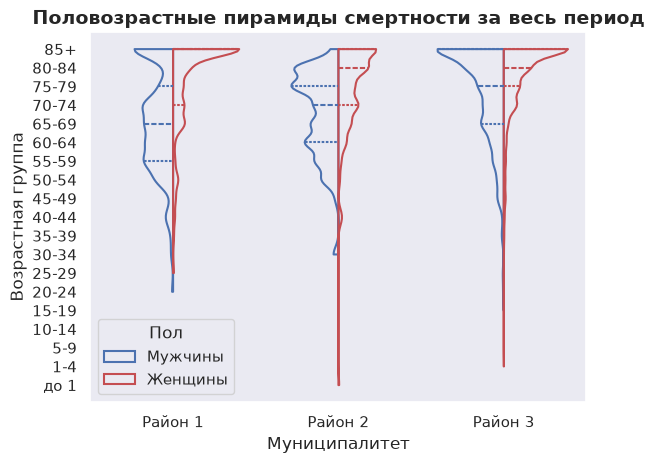
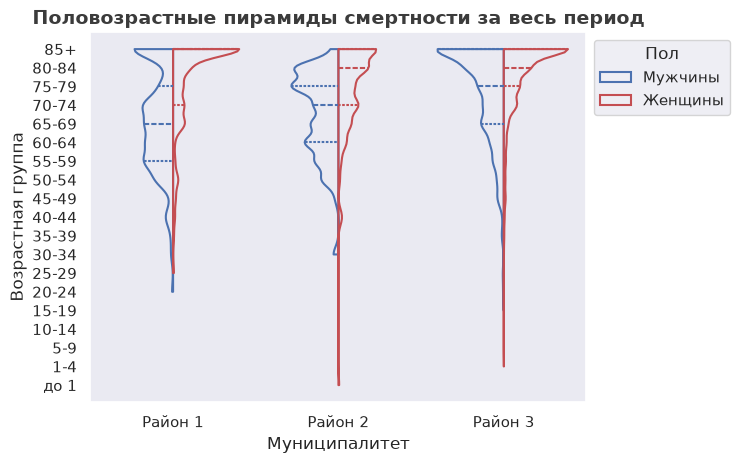
Code edit (unified diff) that turned the first committed figure into the second:
--- before
+++ after
@@ -10,3 +10,5 @@
               )
 ax.invert_yaxis()
-ax.set_title('Половозрастные пирамиды смертности за весь период', fontsize=14, fontweight='bold')
+ax.set_title('Половозрастные пирамиды смертности за весь период', fontsize=14, fontweight='bold', alpha=0.90)
+# Перемещение легенды.
+legend = plt.legend(loc='upper left', bbox_to_anchor=(1, 1), title='Пол')

Commit: Update Пирамиды.ipynb